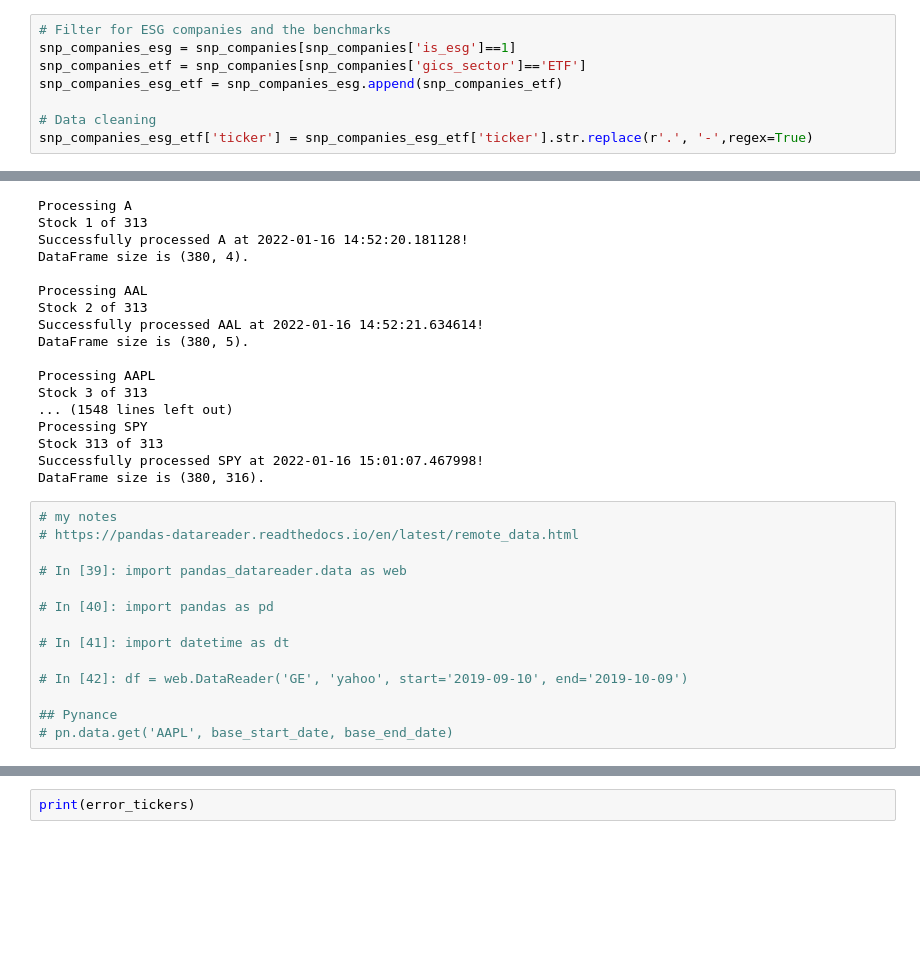
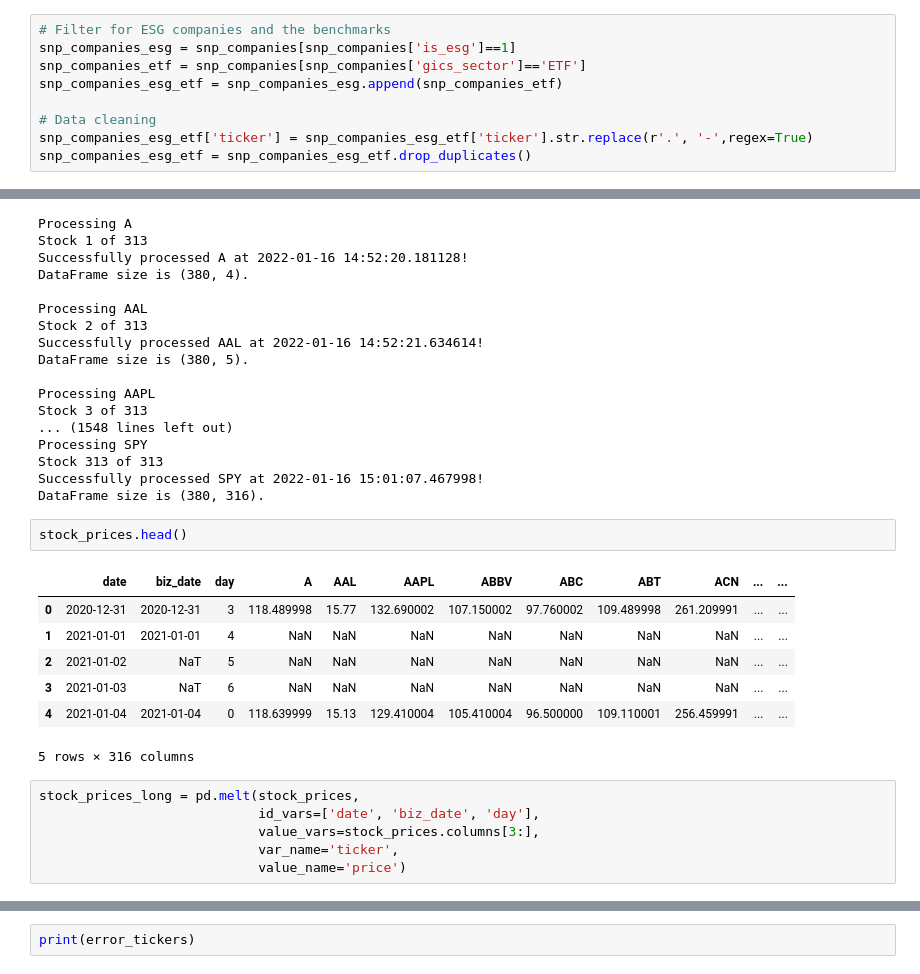
Before and after one commit to cjj1120/ESG_responsible_investment, a Jupyter notebook: work/notebook/ETL/daily_stock_price.ipynb, the cells around one changed output, grey strips where cells are left out. Drawn from its saved outputs; the diff is of its cells as text; blank space fills up the shorter version.

Commit message:
Added stock data in long format

```diff
--- a/work/notebook/ETL/daily_stock_price.ipynb
+++ b/work/notebook/ETL/daily_stock_price.ipynb
@@ -43,6 +43,7 @@ snp_companies_esg_etf = snp_companies_esg.append(snp_companies_etf)
 
 # Data cleaning
 snp_companies_esg_etf['ticker'] = snp_companies_esg_etf['ticker'].str.replace(r'.', '-',regex=True)
+snp_companies_esg_etf = snp_companies_esg_etf.drop_duplicates()
 # %% [markdown]
 ## Preparing the dataframe to store daily stock prices
 # %%
@@ -149,17 +150,19 @@ Processing SPY
 Stock 313 of 313
 Successfully processed SPY at 2022-01-16 15:01:07.467998!
 DataFrame size is (380, 316).
-# %%
-# my notes
-# https://pandas-datareader.readthedocs.io/en/latest/remote_data.html
-
-# In [39]: import pandas_datareader.data as web
-
-# In [40]: import pandas as pd
-
-# In [41]: import datetime as dt
-
-# In [42]: df = web.DataReader('GE', 'yahoo', start='2019-09-10', end='2019-10-09')
-
-## Pynance
-# pn.data.get('AAPL', base_start_date, base_end_date)
+# %%
+stock_prices.head()
+# %% [output]
+|  | date | biz_date | day | A | AAL | AAPL | ABBV | ABC | ABT | ACN | ... | ... |
+| 0 | 2020-12-31 | 2020-12-31 | 3 | 118.489998 | 15.77 | 132.690002 | 107.150002 | 97.760002 | 109.489998 | 261.209991 | ... | ... |
+| 1 | 2021-01-01 | 2021-01-01 | 4 | NaN | NaN | NaN | NaN | NaN | NaN | NaN | ... | ... |
+| 2 | 2021-01-02 | NaT | 5 | NaN | NaN | NaN | NaN | NaN | NaN | NaN | ... | ... |
+| 3 | 2021-01-03 | NaT | 6 | NaN | NaN | NaN | NaN | NaN | NaN | NaN | ... | ... |
+| 4 | 2021-01-04 | 2021-01-04 | 0 | 118.639999 | 15.13 | 129.410004 | 105.410004 | 96.500000 | 109.110001 | 256.459991 | ... | ... |
+5 rows × 316 columns
+# %%
+stock_prices_long = pd.melt(stock_prices,
+                            id_vars=['date', 'biz_date', 'day'],
+                            value_vars=stock_prices.columns[3:],
+                            var_name='ticker',
+                            value_name='price')
```
Also changed, not shown: parts of 3 cells of this notebook, 3 other files.
